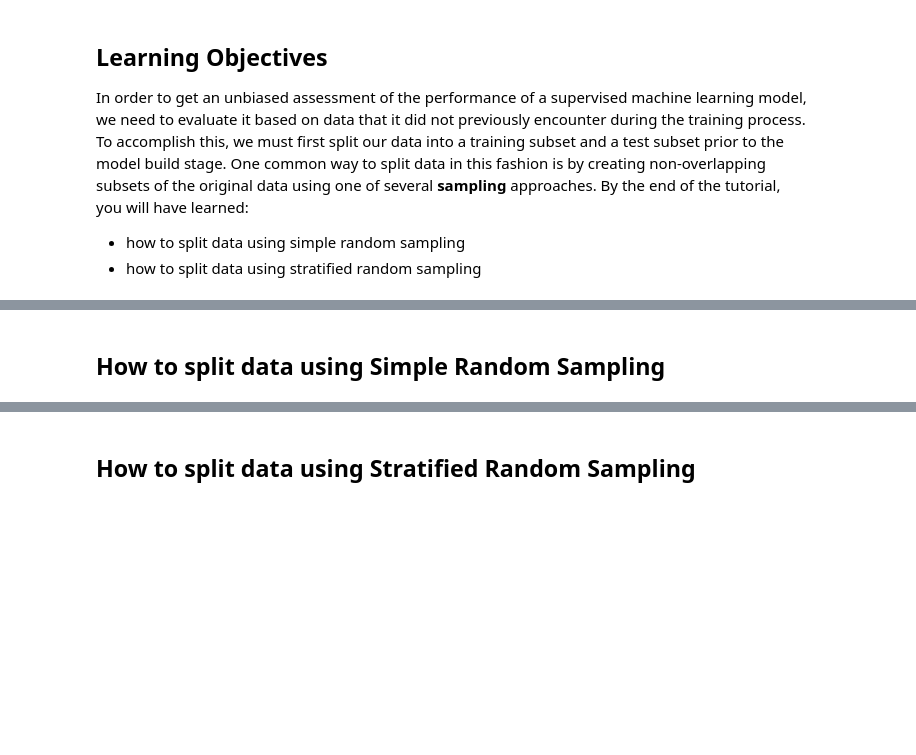
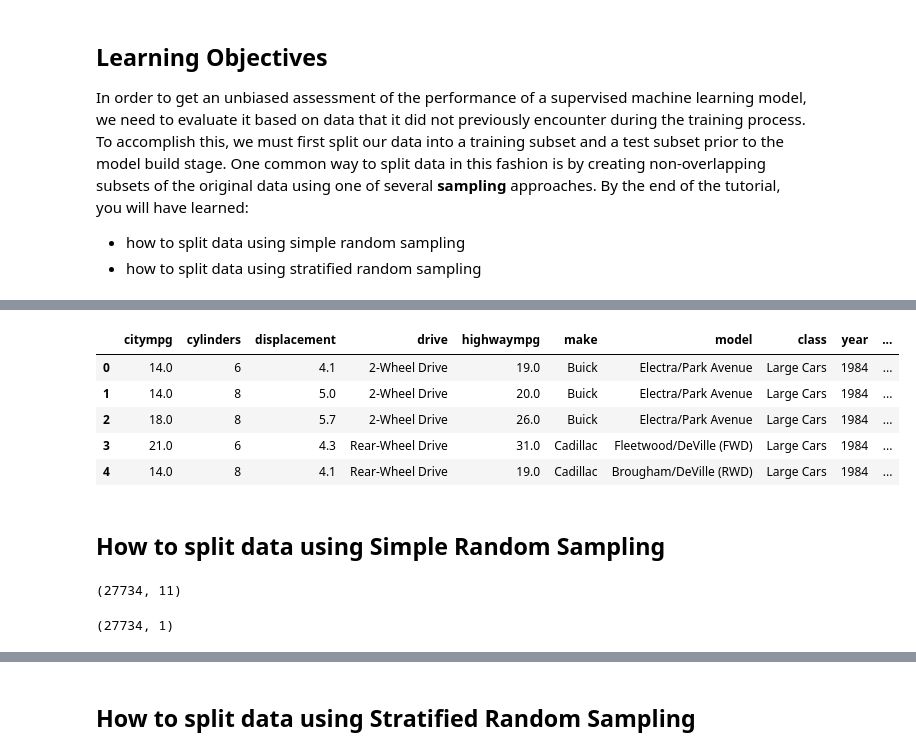
Before and after one commit to davidedesi/profile, a Jupyter notebook: data_science_projects/Ex_Files_ML_with_Python_Foundations/Exercise Files/04/04_06b.ipynb, the cells around one changed output, grey strips where cells are left out. Saved outputs shown, nothing was run; the diff lists cells and outputs as text; code cells hidden in the pictures; blank space fills up the shorter version.

```diff
--- a/data_science_projects/Ex_Files_ML_with_Python_Foundations/Exercise Files/04/04_06b.ipynb
+++ b/data_science_projects/Ex_Files_ML_with_Python_Foundations/Exercise Files/04/04_06b.ipynb
@@ -12,0 +27,5 @@ vehicles
+# %%
+# dependent variable
+response = 'co2emissions'
+y = vehicles[[response]]
+y.head()
@@ -12,0 +39,4 @@ vehicles
+# %%
+# independent variables
+predictors = list(vehicles.columns)
+predictors
@@ -12,0 +56,4 @@ vehicles
+# %%
+# remove the response variable from the list of predictors
+predictors.remove(response)
+predictors
@@ -13,3 +72,14 @@ vehicles
+# %%
+# dependent variable
+x = vehicles[predictors]
+x.head()
+# %% [output]
+|  | citympg | cylinders | displacement | drive | highwaympg | make | model | class | year | ... |
+| 0 | 14.0 | 6 | 4.1 | 2-Wheel Drive | 19.0 | Buick | Electra/Park Avenue | Large Cars | 1984 | ... |
+| 1 | 14.0 | 8 | 5.0 | 2-Wheel Drive | 20.0 | Buick | Electra/Park Avenue | Large Cars | 1984 | ... |
+| 2 | 18.0 | 8 | 5.7 | 2-Wheel Drive | 26.0 | Buick | Electra/Park Avenue | Large Cars | 1984 | ... |
+| 3 | 21.0 | 6 | 4.3 | Rear-Wheel Drive | 31.0 | Cadillac | Fleetwood/DeVille (FWD) | Large Cars | 1984 | ... |
+| 4 | 14.0 | 8 | 4.1 | Rear-Wheel Drive | 19.0 | Cadillac | Brougham/DeVille (RWD) | Large Cars | 1984 | ... |
 # %% [markdown]
 ## How to split data using Simple Random Sampling
 # %%
@@ -17,6 +90,10 @@ from sklearn.model_selection import train_test_split
 # %%
 x_train.shape
+# %% [output]
+(27734, 11)
 # %%
 y_train.shape
+# %% [output]
+(27734, 1)
 # %%
 x_test.shape
```
Also changed, not shown: parts of 14 cells of this notebook, 1 other file.
